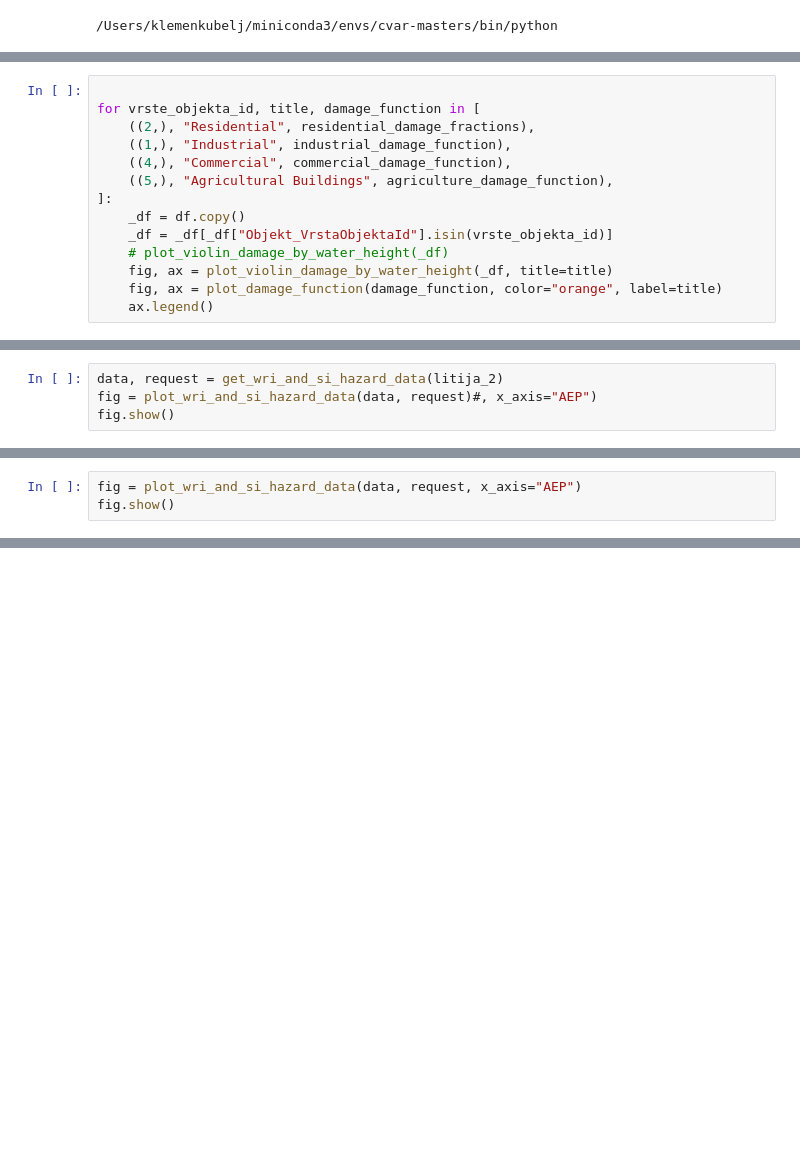
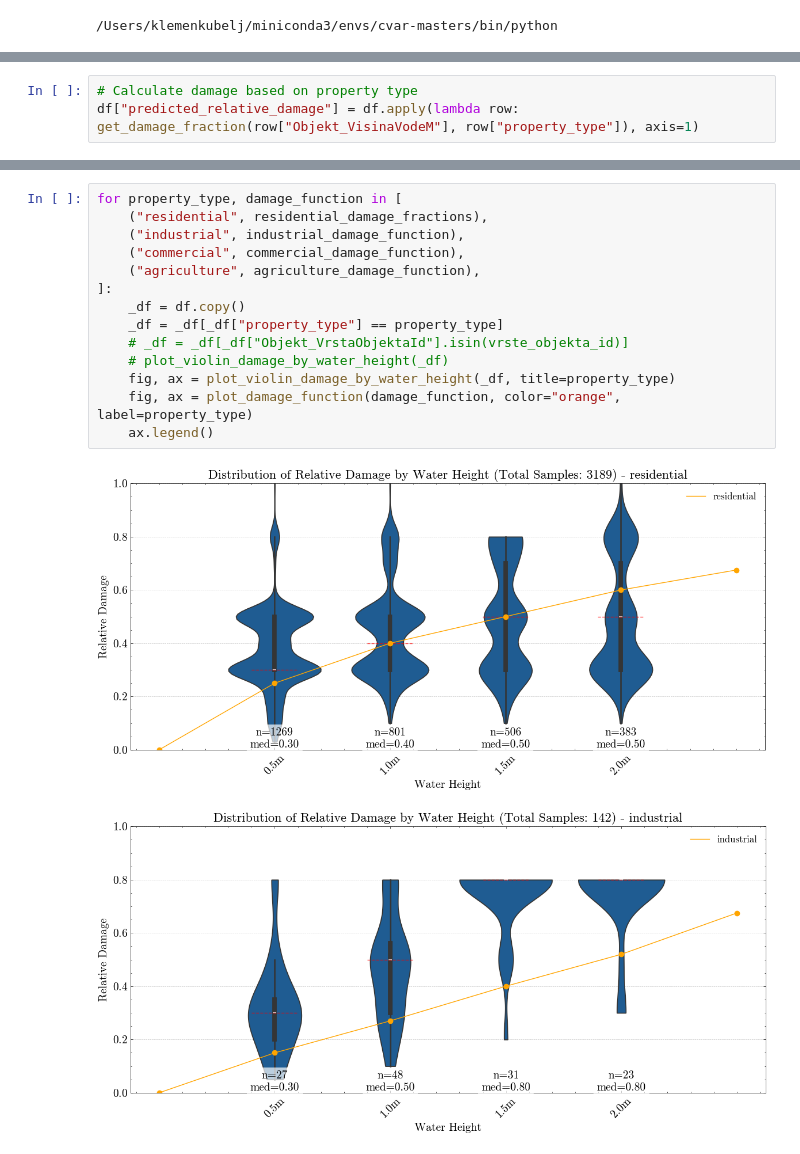
Before and after one commit to KubeljK/cvar-masters, a Jupyter notebook: notebooks/010-kk-compare-damage-functions.ipynb, the cells around one changed output, grey strips where cells are left out. Saved outputs shown, nothing was run; the diff lists cells and outputs as text; blank space fills up the shorter version.

```diff
--- a/notebooks/010-kk-compare-damage-functions.ipynb
+++ b/notebooks/010-kk-compare-damage-functions.ipynb
@@ -82,3 +137,6 @@ plt.show()
+# %%
+# Calculate damage based on property type
+df["predicted_relative_damage"] = df.apply(lambda row: get_damage_fraction(row["Objekt_VisinaVodeM"], row["property_type"]), axis=1)
 # %%
 df.head()
 # %% [output]
@@ -258,14 +277,0 @@ ax.legend()
-# %%
-
-for vrste_objekta_id, title, damage_function in [
-    ((2,), "Residential", residential_damage_fractions),
-    ((1,), "Industrial", industrial_damage_function),
-    ((4,), "Commercial", commercial_damage_function),
-    ((5,), "Agricultural Buildings", agriculture_damage_function),
-]:
-    _df = df.copy()
-    _df = _df[_df["Objekt_VrstaObjektaId"].isin(vrste_objekta_id)]
-    # plot_violin_damage_by_water_height(_df)
-    fig, ax = plot_violin_damage_by_water_height(_df, title=title)
-    fig, ax = plot_damage_function(damage_function, color="orange", label=title)
-    ax.legend()
@@ -401,4 +277,0 @@ litija_2 = {
-# %%
-data, request = get_wri_and_si_hazard_data(litija_2)
-fig = plot_wri_and_si_hazard_data(data, request)#, x_axis="AEP")
-fig.show()
@@ -412,3 +277,0 @@ intensities:  [0.0]
-# %%
-fig = plot_wri_and_si_hazard_data(data, request, x_axis="AEP")
-fig.show()
@@ -538,0 +287,17 @@ Text(0.7, 0.1, 'EAD: 2723.30 €')
+# %%
+for property_type, damage_function in [
+    ("residential", residential_damage_fractions),
+    ("industrial", industrial_damage_function),
+    ("commercial", commercial_damage_function),
+    ("agriculture", agriculture_damage_function),
+]:
+    _df = df.copy()
+    _df = _df[_df["property_type"] == property_type]
+    # _df = _df[_df["Objekt_VrstaObjektaId"].isin(vrste_objekta_id)]
+    # plot_violin_damage_by_water_height(_df)
+    fig, ax = plot_violin_damage_by_water_height(_df, title=property_type)
+    fig, ax = plot_damage_function(damage_function, color="orange", label=property_type)
+    ax.legend()
+# %% [output]
+[figure, added]
+[figure, added]
```
Also changed, not shown: parts of 44 cells of this notebook, 2 other files.
